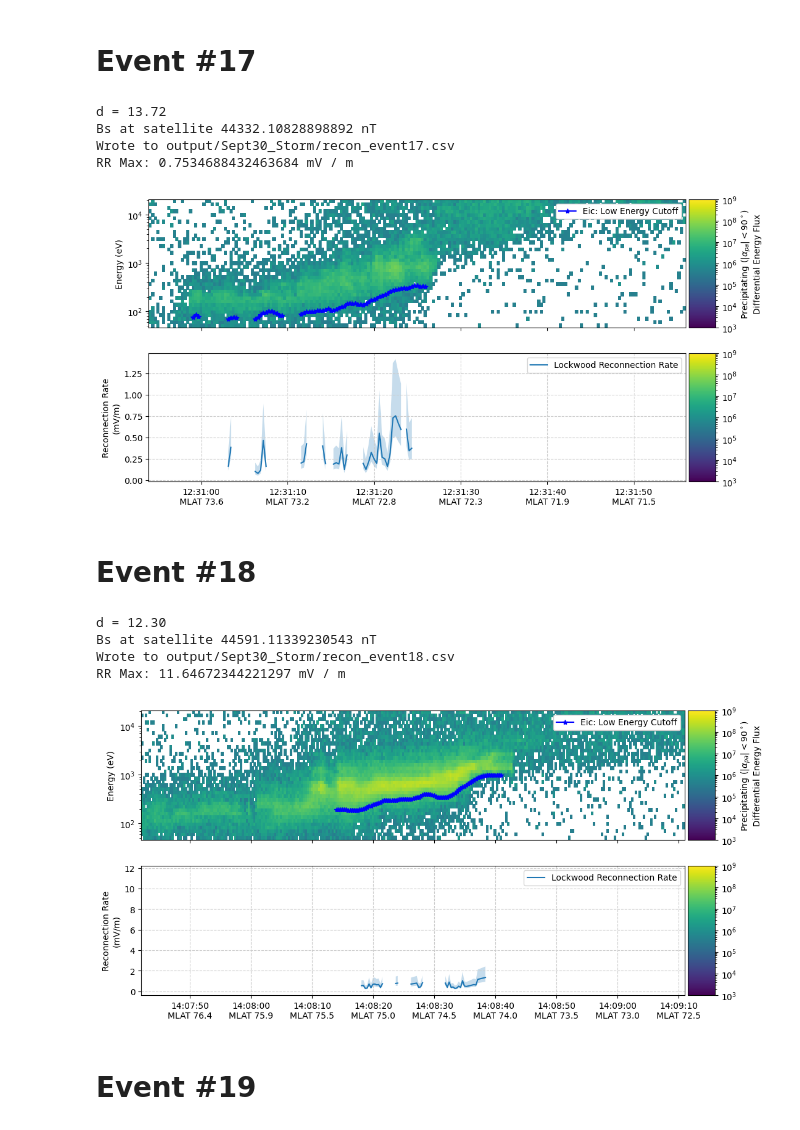
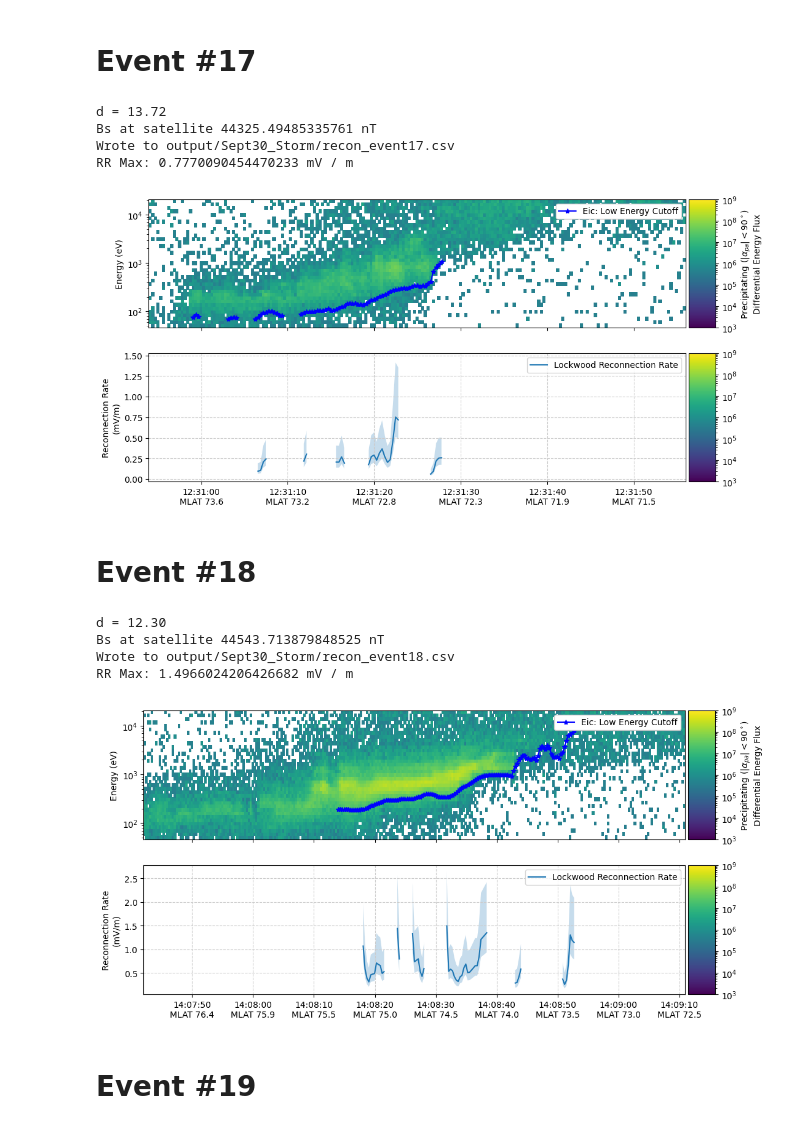
Before and after one commit to ddasilva/tracers-first-results-paper, a Jupyter notebook: Sept 30 Event Recon Rates.ipynb, the cells around one changed output. Saved outputs shown, nothing was run; the diff lists cells and outputs as text; code cells hidden in the pictures.

```diff
--- a/Sept 30 Event Recon Rates.ipynb
+++ b/Sept 30 Event Recon Rates.ipynb
@@ -448,7 +448,7 @@ data = lib_dasilva2026.load_data(
 )
 subset_data = data.subset(row.start_time, row.end_time)
 dispersion_stime = row.start_time + timedelta(seconds=5)
-dispersion_etime = row.end_time - timedelta(seconds=30)
+dispersion_etime = row.end_time - timedelta(seconds=28)
 
 fig, (ax1, ax2) = subset_data.plot_recon_rate(
     dispersion_stime,
@@ -458,35 +458,35 @@ fig, (ax1, ax2) = subset_data.plot_recon_rate(
 )
 # %% [output]
 d = 13.72
-Bs at satellite 44332.10828898892 nT
+Bs at satellite 44325.49485335761 nT
 Wrote to output/Sept30_Storm/recon_event17.csv
-RR Max: 0.7534688432463684 mV / m
+RR Max: 0.7770090454470233 mV / m
-[figure, old version]
+[figure, new version]
 # %% [markdown]
 # Event #18
 # %%
 row = df.iloc[18]
 
 data = lib_dasilva2026.load_data(
     aci_file=row.aci_file,
     ead_file=row.ead_file,
 )
 subset_data = data.subset(row.start_time, row.end_time)
 dispersion_stime = row.start_time + timedelta(seconds=32)
-dispersion_etime = row.end_time - timedelta(seconds=30)
+dispersion_etime = row.end_time - timedelta(seconds=18)
 
 fig, (ax1, ax2) = subset_data.plot_recon_rate(
     dispersion_stime,
     dispersion_etime,
     d=get_d(row.i),
     data_file=f'output/Sept30_Storm/recon_event{row.i}.csv',
 )
 # %% [output]
 d = 12.30
-Bs at satellite 44591.11339230543 nT
+Bs at satellite 44543.713879848525 nT
 Wrote to output/Sept30_Storm/recon_event18.csv
-RR Max: 11.64672344221297 mV / m
+RR Max: 1.4966024206426682 mV / m
-[figure, old version]
+[figure, new version]
 # %% [markdown]
 # Event #19
 # %%
```
Also changed, not shown: parts of 17 cells of this notebook, 30 other files.
